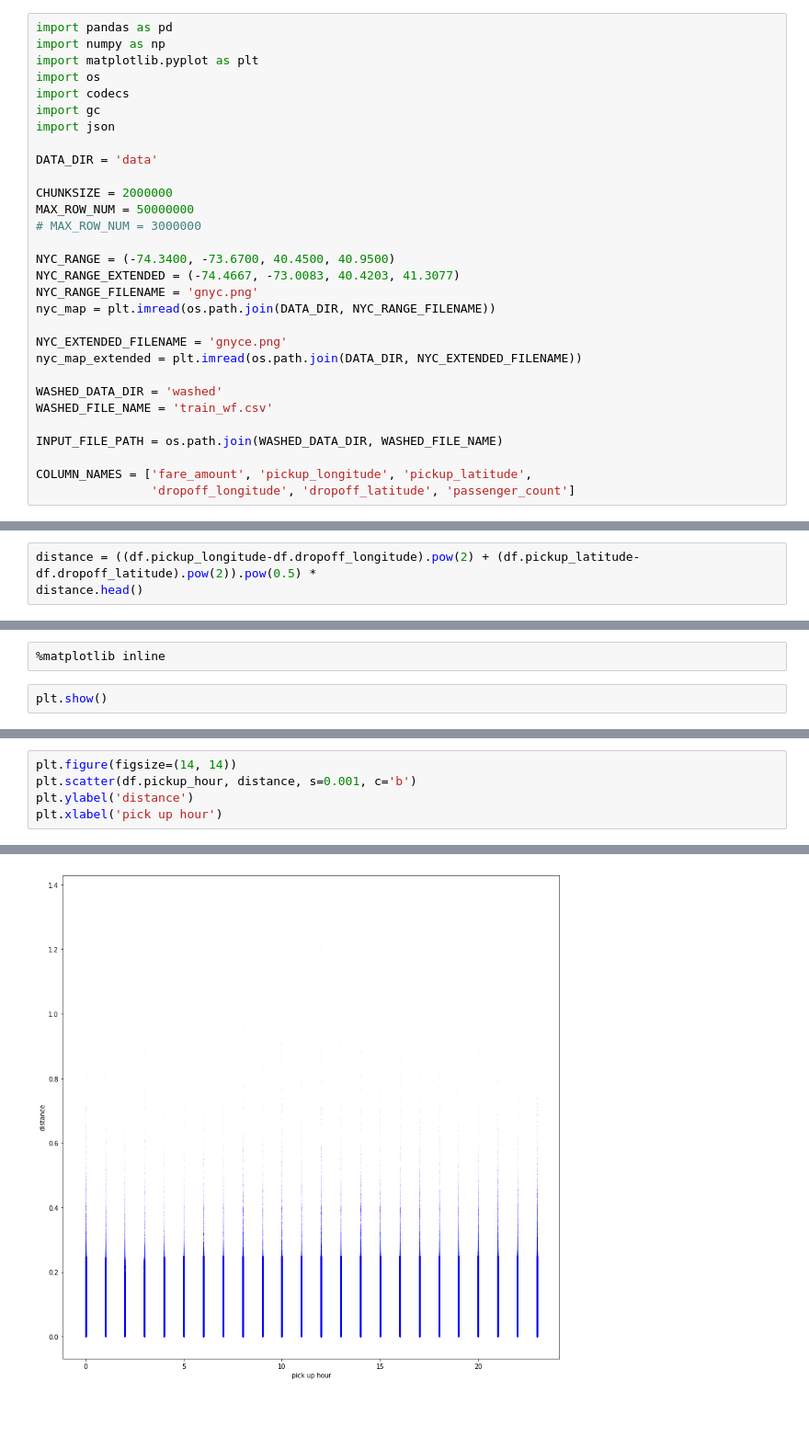
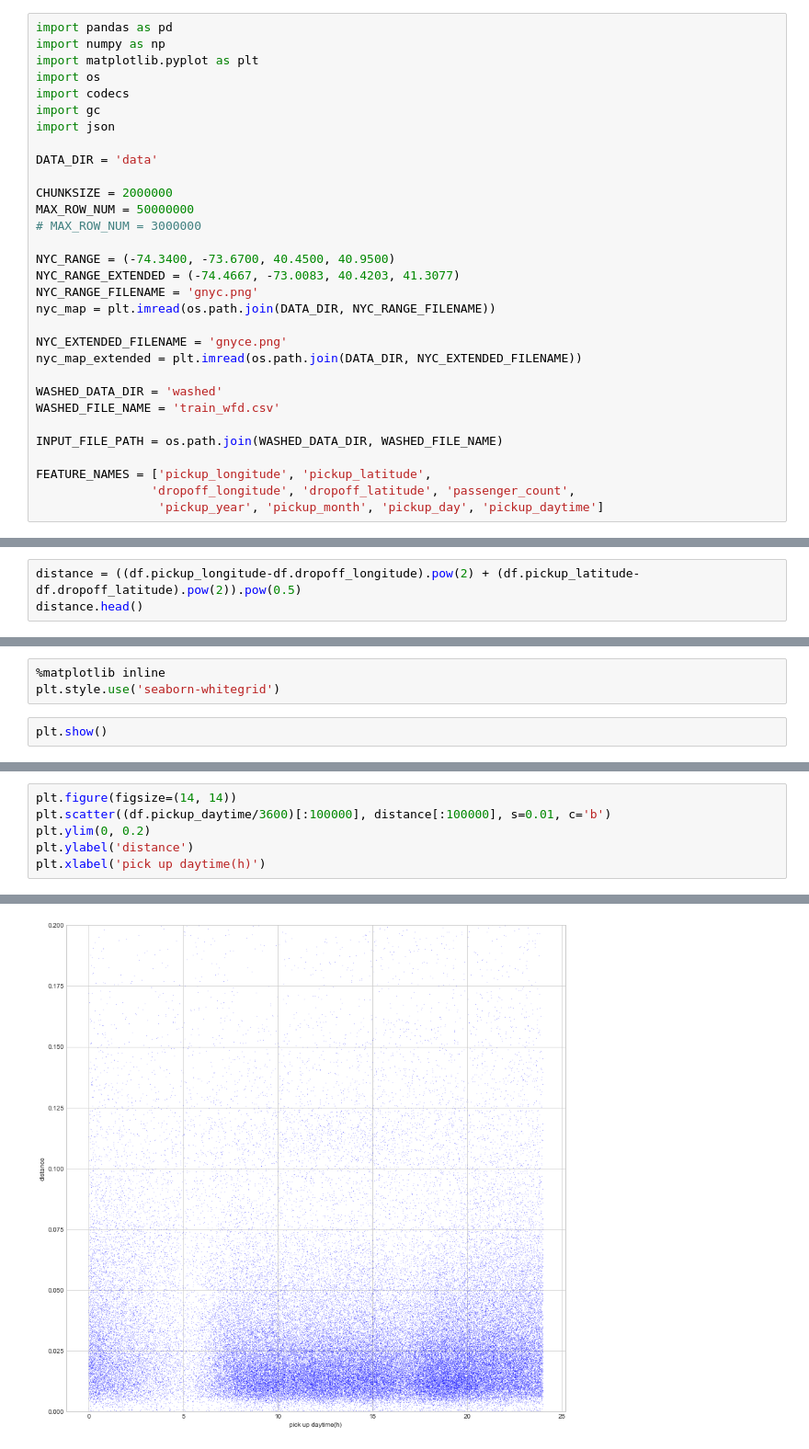
Before and after one commit to elicassion/New-York-City-Taxi-Fare-Prediction, a Jupyter notebook: myc_texi_cal.ipynb, the cells around one changed output, grey strips where cells are left out. Shown: that part at 92% size. Saved outputs shown, nothing was run; the diff lists cells and outputs as text; blank space fills up the shorter version.

Commit message:
calc corr again use daytime, which is generated in unit of seconds

```diff
--- a/myc_texi_cal.ipynb
+++ b/myc_texi_cal.ipynb
@@ -22,12 +22,13 @@ NYC_EXTENDED_FILENAME = 'gnyce.png'
 nyc_map_extended = plt.imread(os.path.join(DATA_DIR, NYC_EXTENDED_FILENAME))
 
 WASHED_DATA_DIR = 'washed'
-WASHED_FILE_NAME = 'train_wf.csv'
+WASHED_FILE_NAME = 'train_wfd.csv'
 
 INPUT_FILE_PATH = os.path.join(WASHED_DATA_DIR, WASHED_FILE_NAME)
 
-COLUMN_NAMES = ['fare_amount', 'pickup_longitude', 'pickup_latitude',
-                'dropoff_longitude', 'dropoff_latitude', 'passenger_count']
+FEATURE_NAMES = ['pickup_longitude', 'pickup_latitude',
+                'dropoff_longitude', 'dropoff_latitude', 'passenger_count',
+                 'pickup_year', 'pickup_month', 'pickup_day', 'pickup_daytime']
 # %%
 # sum_of_x = pd.DataFrame(columns=COLUMN_NAMES)
 # sum_of_xsqure = 0
@@ -70,5 +71,5 @@ corr
 # %%
-distance = ((df.pickup_longitude-df.dropoff_longitude).pow(2) + (df.pickup_latitude-df.dropoff_latitude).pow(2)).pow(0.5) *
+distance = ((df.pickup_longitude-df.dropoff_longitude).pow(2) + (df.pickup_latitude-df.dropoff_latitude).pow(2)).pow(0.5)
 distance.head()
 # %% [output]
 0    0.009436
@@ -90,6 +91,7 @@ plt.ylabel('fare')
 Text(0,0.5,'fare')
 # %%
 %matplotlib inline
+plt.style.use('seaborn-whitegrid')
 # %%
 plt.show()
 # %%
@@ -99,6 +101,7 @@ df.pickup_hour.corr(distance)
 # %%
 plt.figure(figsize=(14, 14))
-plt.scatter(df.pickup_hour, distance, s=0.001, c='b')
+plt.scatter((df.pickup_daytime/3600)[:100000], distance[:100000], s=0.01, c='b')
+plt.ylim(0, 0.2)
 plt.ylabel('distance')
-plt.xlabel('pick up hour')
+plt.xlabel('pick up daytime(h)')
 # %% [output]
@@ -106,3 +109,3 @@ Text(0.5,0,'pick up hour')
-[figure, old version]
+[figure, new version]
 # %%
 plt.figure(figsize=(14, 14))
```
Also changed, not shown: parts of 7 cells of this notebook.
